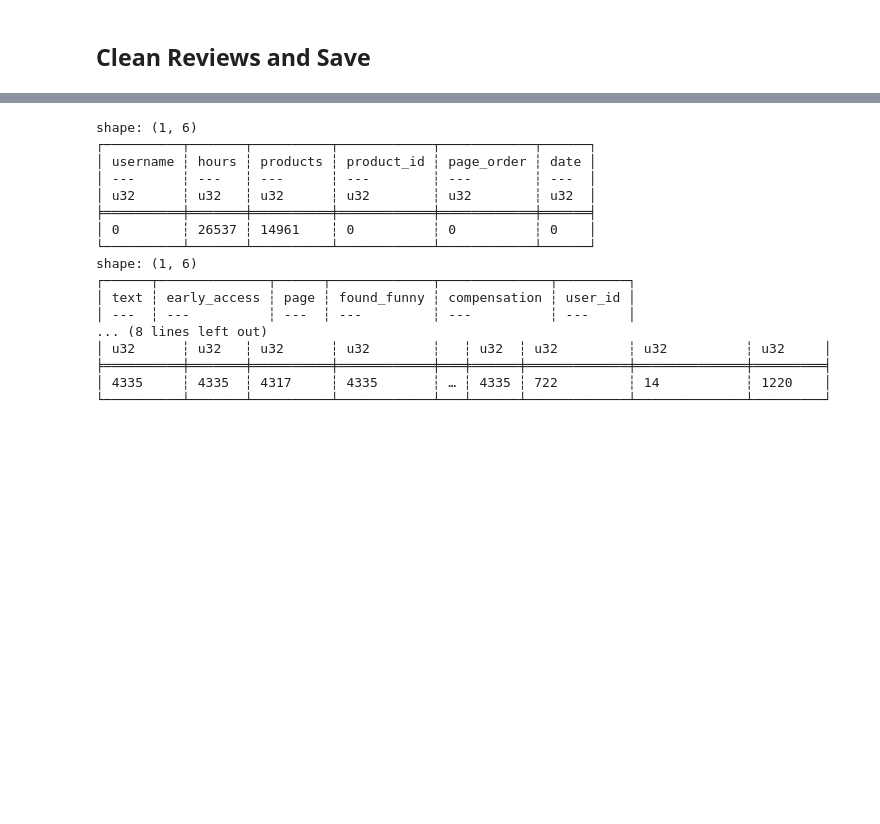
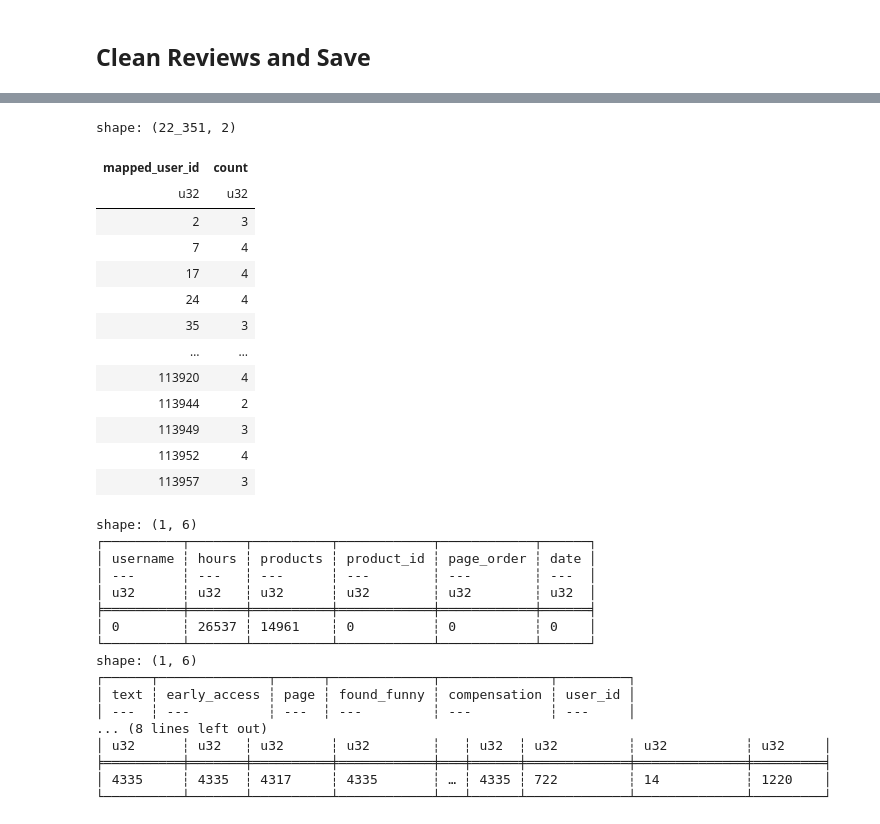
Before and after one commit to onichmath/Steam-Sequential-Recommender, a Jupyter notebook: DataExtraction.ipynb, the cells around one changed output, grey strips where cells are left out. Drawn from its saved outputs; the diff is of its cells as text; code cells hidden in the pictures; blank space fills up the shorter version.

```diff
--- a/DataExtraction.ipynb
+++ b/DataExtraction.ipynb
@@ -191,4 +187,0 @@ cleaned_reviews_df = pl.scan_parquet("./data/reviews.parquet")
-# %%
-users = cleaned_reviews_df.group_by("user_id").agg(pl.count("user_id").alias("count")).filter(pl.col("count") < 5).select("user_id").collect()
-cleaned_reviews_df = cleaned_reviews_df.filter(~pl.col("user_id").is_in(users))
-cleaned_reviews_df.collect().write_parquet("./data/reviews.parquet", compression="zstd", compression_level=9)
@@ -249,3 +218,20 @@ shape: (974_633, 9)
+# %%
+users
+# %% [output]
+shape: (22_351, 2)
+| mapped_user_id | count |
+| u32 | u32 |
+| 2 | 3 |
+| 7 | 4 |
+| 17 | 4 |
+| 24 | 4 |
+| 35 | 3 |
+| … | … |
+| 113920 | 4 |
+| 113944 | 2 |
+| 113949 | 3 |
+| 113952 | 4 |
+| 113957 | 3 |
 # %%
 print(cleaned_reviews_df.null_count().collect()[:, :6])
 print(cleaned_reviews_df.null_count().collect()[:, 6:])
```
Also changed, not shown: parts of 15 cells of this notebook, 4 other files.
